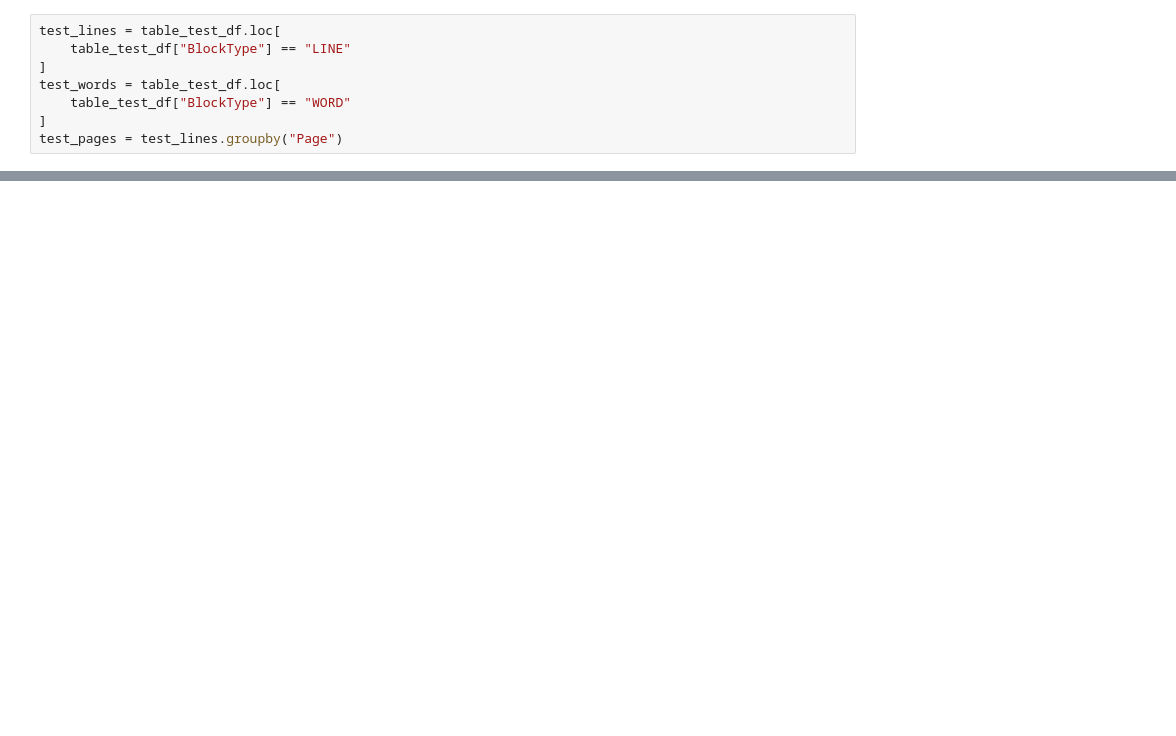
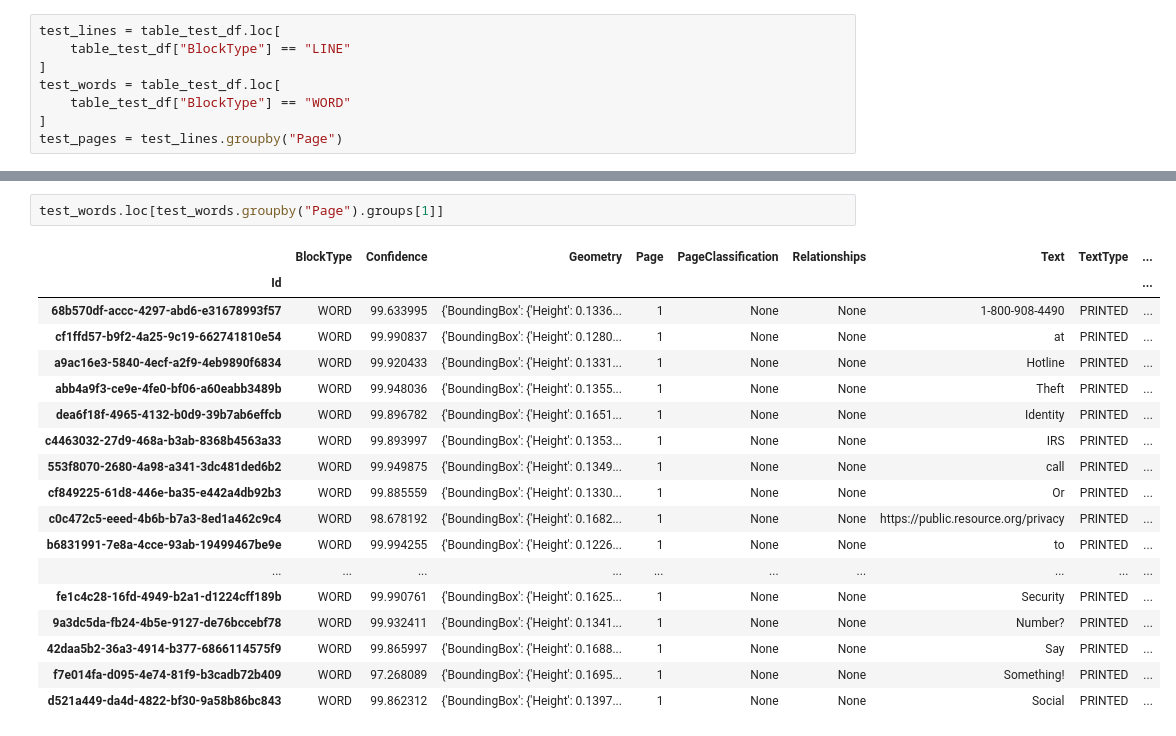
Before and after one commit to ethanscorey/parse_990_textract, a Jupyter notebook: debug_notebook.ipynb, the cells around one changed output, grey strips where cells are left out. Saved outputs shown, nothing was run; the diff lists cells and outputs as text; blank space fills up the shorter version.

```diff
--- a/debug_notebook.ipynb
+++ b/debug_notebook.ipynb
@@ -564,0 +366,21 @@ bbox.get_text_in_box(revenue_page_words, 10)
+# %%
+test_words.loc[test_words.groupby("Page").groups[1]]
+# %% [output]
+|  | BlockType | Confidence | Geometry | Page | PageClassification | Relationships | Text | TextType | ... |
+| Id |  |  |  |  |  |  |  |  | ... |
+| 68b570df-accc-4297-abd6-e31678993f57 | WORD | 99.633995 | {'BoundingBox': {'Height': 0.1336... | 1 | None | None | 1-800-908-4490 | PRINTED | ... |
+| cf1ffd57-b9f2-4a25-9c19-662741810e54 | WORD | 99.990837 | {'BoundingBox': {'Height': 0.1280... | 1 | None | None | at | PRINTED | ... |
+| a9ac16e3-5840-4ecf-a2f9-4eb9890f6834 | WORD | 99.920433 | {'BoundingBox': {'Height': 0.1331... | 1 | None | None | Hotline | PRINTED | ... |
+| abb4a9f3-ce9e-4fe0-bf06-a60eabb3489b | WORD | 99.948036 | {'BoundingBox': {'Height': 0.1355... | 1 | None | None | Theft | PRINTED | ... |
+| dea6f18f-4965-4132-b0d9-39b7ab6effcb | WORD | 99.896782 | {'BoundingBox': {'Height': 0.1651... | 1 | None | None | Identity | PRINTED | ... |
+| c4463032-27d9-468a-b3ab-8368b4563a33 | WORD | 99.893997 | {'BoundingBox': {'Height': 0.1353... | 1 | None | None | IRS | PRINTED | ... |
+| 553f8070-2680-4a98-a341-3dc481ded6b2 | WORD | 99.949875 | {'BoundingBox': {'Height': 0.1349... | 1 | None | None | call | PRINTED | ... |
+| cf849225-61d8-446e-ba35-e442a4db92b3 | WORD | 99.885559 | {'BoundingBox': {'Height': 0.1330... | 1 | None | None | Or | PRINTED | ... |
+| c0c472c5-eeed-4b6b-b7a3-8ed1a462c9c4 | WORD | 98.678192 | {'BoundingBox': {'Height': 0.1682... | 1 | None | None | https://public.resource.org/privacy | PRINTED | ... |
+| b6831991-7e8a-4cce-93ab-19499467be9e | WORD | 99.994255 | {'BoundingBox': {'Height': 0.1226... | 1 | None | None | to | PRINTED | ... |
+| ... | ... | ... | ... | ... | ... | ... | ... | ... | ... |
+| fe1c4c28-16fd-4949-b2a1-d1224cff189b | WORD | 99.990761 | {'BoundingBox': {'Height': 0.1625... | 1 | None | None | Security | PRINTED | ... |
+| 9a3dc5da-fb24-4b5e-9127-de76bccebf78 | WORD | 99.932411 | {'BoundingBox': {'Height': 0.1341... | 1 | None | None | Number? | PRINTED | ... |
+| 42daa5b2-36a3-4914-b377-6866114575f9 | WORD | 99.865997 | {'BoundingBox': {'Height': 0.1688... | 1 | None | None | Say | PRINTED | ... |
+| f7e014fa-d095-4e74-81f9-b3cadb72b409 | WORD | 97.268089 | {'BoundingBox': {'Height': 0.1695... | 1 | None | None | Something! | PRINTED | ... |
+| d521a449-da4d-4822-bf30-9a58b86bc843 | WORD | 99.862312 | {'BoundingBox': {'Height': 0.1397... | 1 | None | None | Social | PRINTED | ... |
```
Also changed, not shown: parts of 37 cells of this notebook, 9 other files.
